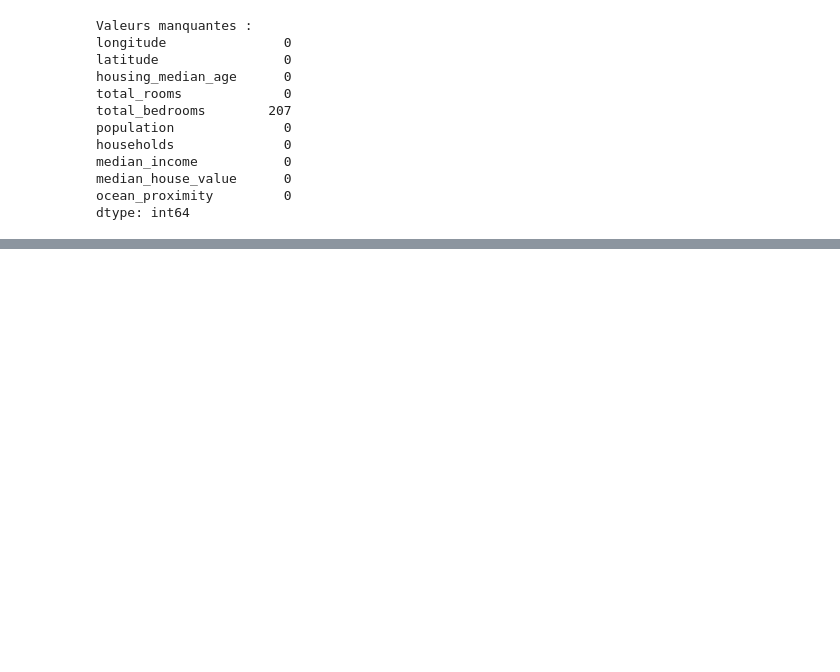
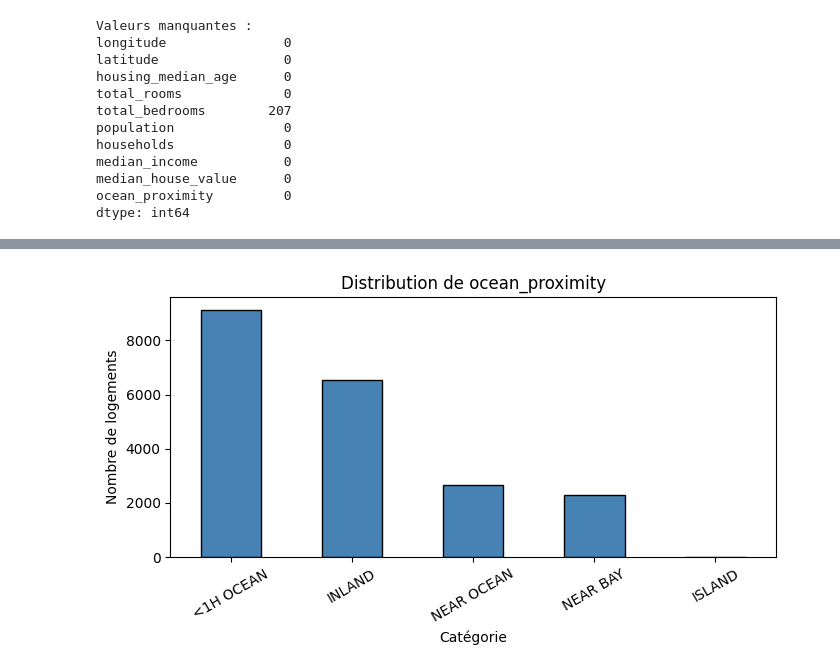
Before and after one commit to Marlin241/predict_price_house, a Jupyter notebook: notebook.ipynb, the cells around one changed output, grey strips where cells are left out. Drawn from its saved outputs; the diff is of its cells as text; code cells hidden in the pictures; blank space fills up the shorter version.

```diff
--- a/notebook.ipynb
+++ b/notebook.ipynb
@@ -48,0 +61,11 @@ dtype: int64
+# %%
+fig, ax = plt.subplots(figsize=(7, 4))
+df['ocean_proximity'].value_counts().plot(kind='bar', ax=ax, color='steelblue', edgecolor='black')
+ax.set_xlabel('Catégorie')
+ax.set_ylabel('Nombre de logements')
+ax.set_title('Distribution de ocean_proximity')
+plt.xticks(rotation=30)
+plt.tight_layout()
+plt.show()
+# %% [output]
+[figure, added]
```
Also changed, not shown: parts of 4 cells of this notebook.
